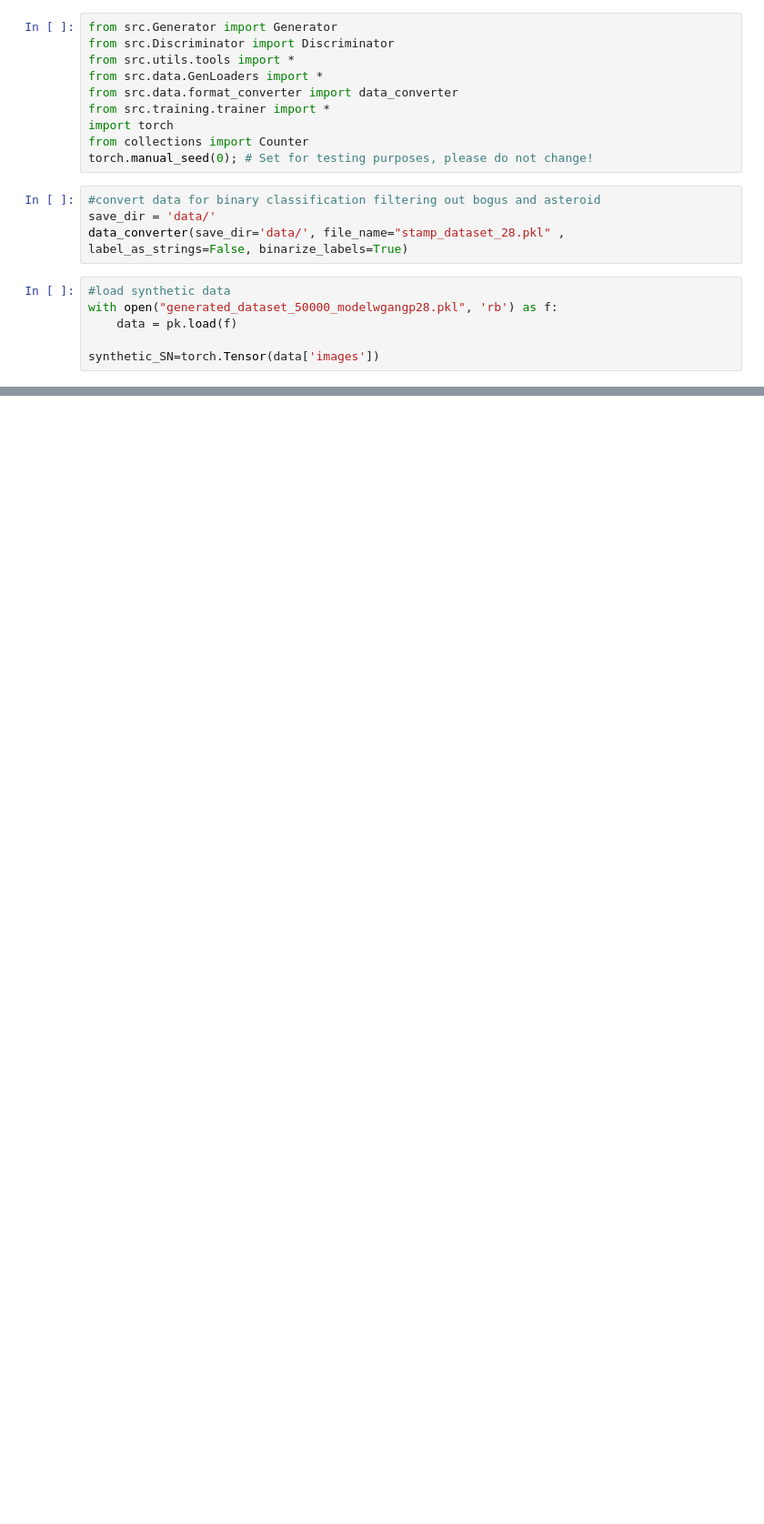
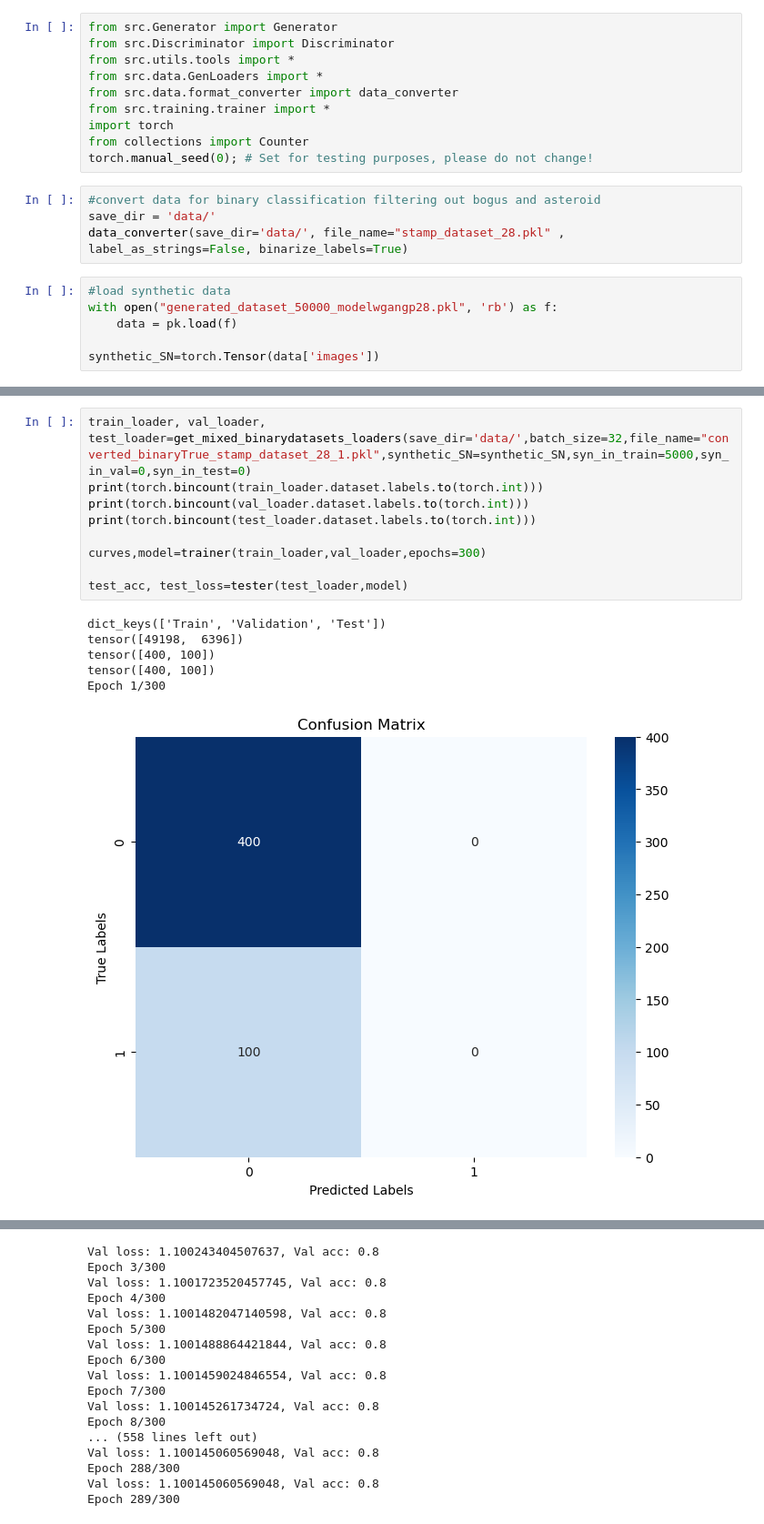
Before and after one commit to nfierroflo/Astronomical-Images-with-GANs, a Jupyter notebook: binary__experiments.ipynb, the cells around one changed output, grey strips where cells are left out. Shown at 91% size. Saved outputs shown, nothing was run; the diff lists cells and outputs as text; blank space fills up the shorter version.

```diff
--- a/binary__experiments.ipynb
+++ b/binary__experiments.ipynb
@@ -99,0 +371,16 @@ test_acc, test_loss=tester(test_loader,model)
+# %%
+train_loader, val_loader, test_loader=get_mixed_binarydatasets_loaders(save_dir='data/',batch_size=32,file_name="converted_binaryTrue_stamp_dataset_28_1.pkl",synthetic_SN=synthetic_SN,syn_in_train=5000,syn_in_val=0,syn_in_test=0)
+print(torch.bincount(train_loader.dataset.labels.to(torch.int)))
+print(torch.bincount(val_loader.dataset.labels.to(torch.int)))
+print(torch.bincount(test_loader.dataset.labels.to(torch.int)))
+
+curves,model=trainer(train_loader,val_loader,epochs=300)
+
+test_acc, test_loss=tester(test_loader,model)
+# %% [output]
+dict_keys(['Train', 'Validation', 'Test'])
+tensor([49198,  6396])
+tensor([400, 100])
+tensor([400, 100])
+Epoch 1/300
+[figure, added]
@@ -99,0 +389,17 @@ test_acc, test_loss=tester(test_loader,model)
+Val loss: 1.100243404507637, Val acc: 0.8
+Epoch 3/300
+Val loss: 1.1001723520457745, Val acc: 0.8
+Epoch 4/300
+Val loss: 1.1001482047140598, Val acc: 0.8
+Epoch 5/300
+Val loss: 1.1001488864421844, Val acc: 0.8
+Epoch 6/300
+Val loss: 1.1001459024846554, Val acc: 0.8
+Epoch 7/300
+Val loss: 1.100145261734724, Val acc: 0.8
+Epoch 8/300
+... (558 lines left out)
+Val loss: 1.100145060569048, Val acc: 0.8
+Epoch 288/300
+Val loss: 1.100145060569048, Val acc: 0.8
+Epoch 289/300
```
Also changed, not shown: parts of 16 cells of this notebook, 6 other files.
